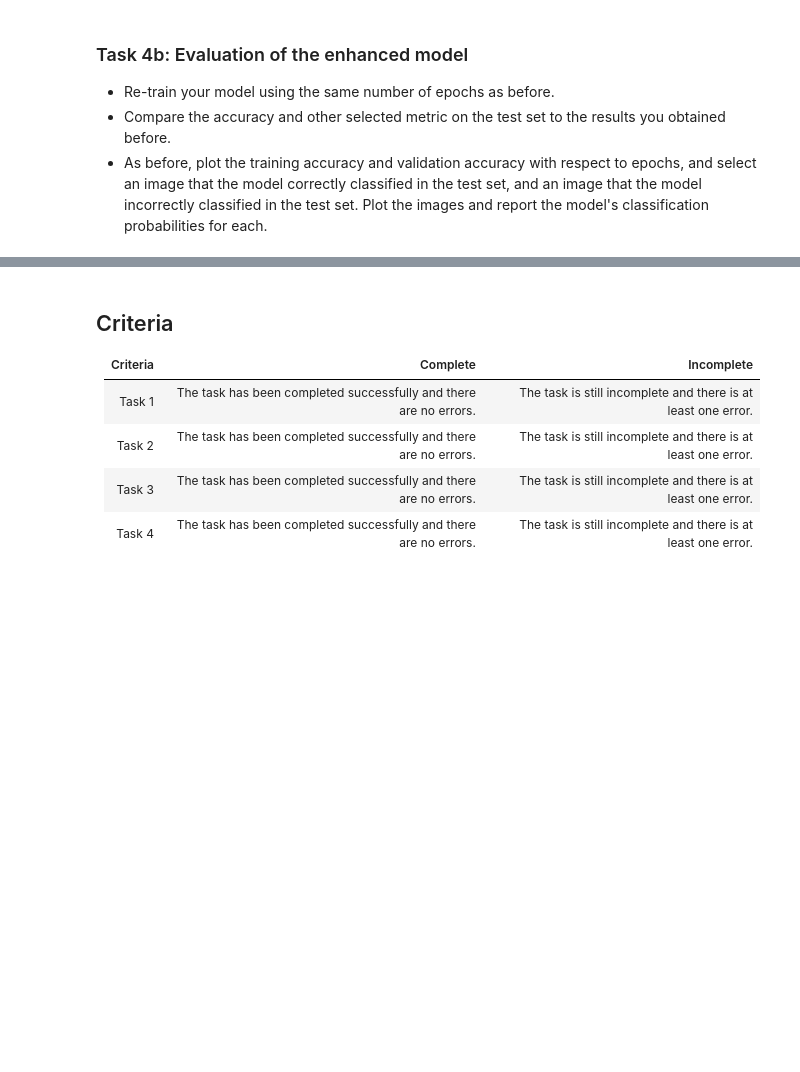
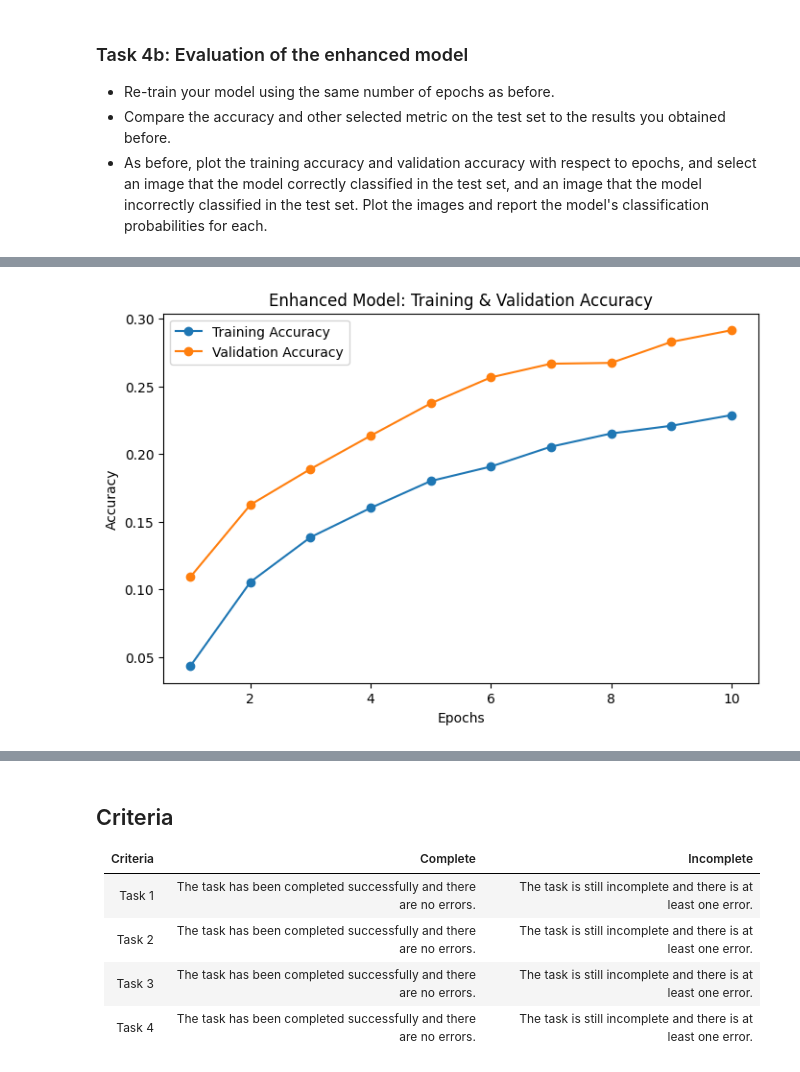
Before and after one commit to baxik88/deep_learning, a Jupyter notebook: 02_activities/assignments/assignment_1.ipynb, the cells around one changed output, grey strips where cells are left out. Drawn from its saved outputs; the diff is of its cells as text; code cells hidden in the pictures; blank space fills up the shorter version.

```diff
--- a/02_activities/assignments/assignment_1.ipynb
+++ b/02_activities/assignments/assignment_1.ipynb
@@ -54,3 +69,11 @@ x_train, x_val, y_train, y_val = train_test_split(x_train, hot_encoded_labels, t
 # %%
-x_train.size
+# Split the training set into 80% training and 20% validation
+x_train, x_val, y_train, y_val = train_test_split(
+    x_train, y_train, test_size=0.2, random_state=42
+)
+
+# Print shape to verify
+print("Training set shape:", x_train.shape, y_train.shape)
+print("Validation set shape:", x_val.shape, y_val.shape)
+print("Test set shape:", x_test.shape, y_test.shape)
 # %% [output]
@@ -158,4 +282,14 @@ ValueError: Arguments `target` and `output` must have the same shape. Received:
 - Compare the accuracy and other selected metric on the test set to the results you obtained before.
 - As before, plot the training accuracy and validation accuracy with respect to epochs, and select an image that the model correctly classified in the test set, and an image that the model incorrectly classified in the test set. Plot the images and report the model's classification probabilities for each.
 # %%
-# Your Code Here
+model.compile(
+    optimizer=tf.keras.optimizers.Adam(learning_rate=0.001),
+    loss='categorical_crossentropy',
+    metrics=['accuracy']
+)
+
+history_enhanced = model.fit(
+    x_train, y_train,
+    epochs=10, batch_size=32,
+    validation_data=(x_val, y_val)
+)
@@ -161,0 +328,17 @@ ValueError: Arguments `target` and `output` must have the same shape. Received:
+# %%
+# Extract accuracy values
+epochs = range(1, len(history_enhanced.history['accuracy']) + 1)
+train_acc = history_enhanced.history['accuracy']
+val_acc = history_enhanced.history['val_accuracy']
+
+# Plot accuracy curves
+plt.figure(figsize=(8, 5))
+plt.plot(epochs, train_acc, label='Training Accuracy', marker='o')
+plt.plot(epochs, val_acc, label='Validation Accuracy', marker='o')
+plt.xlabel('Epochs')
+plt.ylabel('Accuracy')
+plt.title('Enhanced Model: Training & Validation Accuracy')
+plt.legend()
+plt.show()
+# %% [output]
+[figure, added]
```
Also changed, not shown: parts of 16 cells of this notebook.
